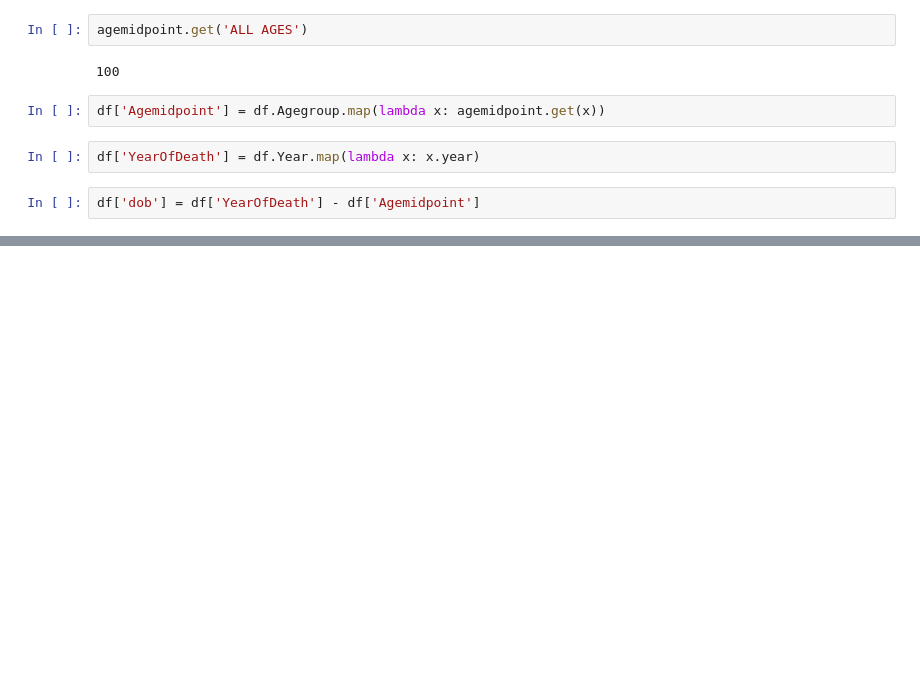
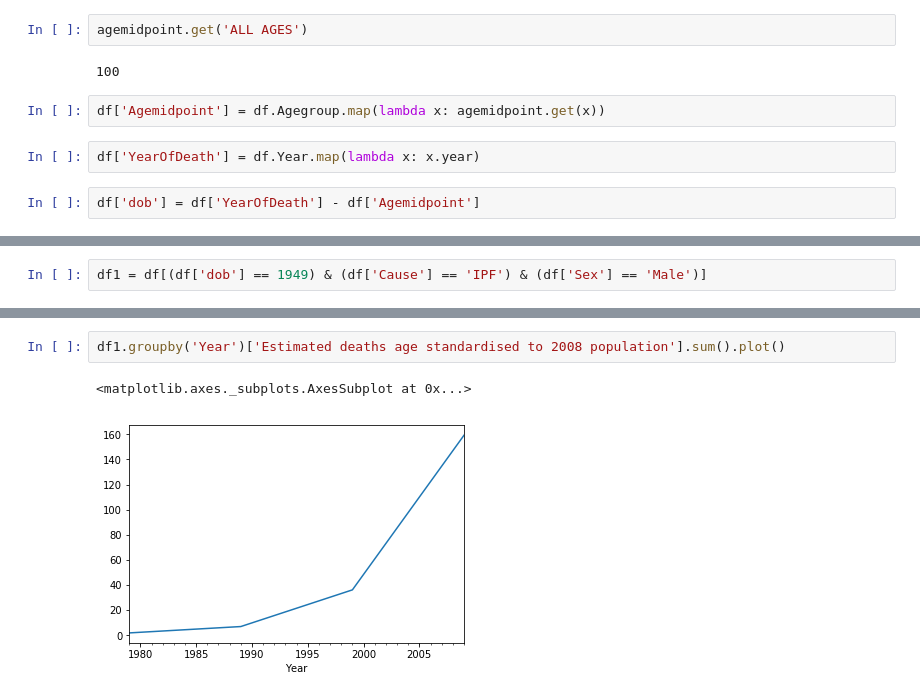
Before and after one commit to drcjar/pypf, a Jupyter notebook: notebooks/pypf_analysis.ipynb, the cells around one changed output, grey strips where cells are left out. Saved outputs shown, nothing was run; the diff lists cells and outputs as text; blank space fills up the shorter version.

```diff
--- a/notebooks/pypf_analysis.ipynb
+++ b/notebooks/pypf_analysis.ipynb
@@ -760,0 +761,2 @@ df[df.Cause == 'Asbestosis'].groupby('dob')['Rate per 100,000 (standardised)'].m
+# %%
+df1 = df[(df['dob'] == 1949) & (df['Cause'] == 'IPF') & (df['Sex'] == 'Male')]
@@ -760,0 +772,5 @@ df[df.Cause == 'Asbestosis'].groupby('dob')['Rate per 100,000 (standardised)'].m
+# %%
+df1.groupby('Year')['Estimated deaths age standardised to 2008 population'].sum().plot()
+# %% [output]
+<matplotlib.axes._subplots.AxesSubplot at 0x...>
+[figure, added]
```
Also changed, not shown: parts of 29 cells of this notebook, 5 other files.
